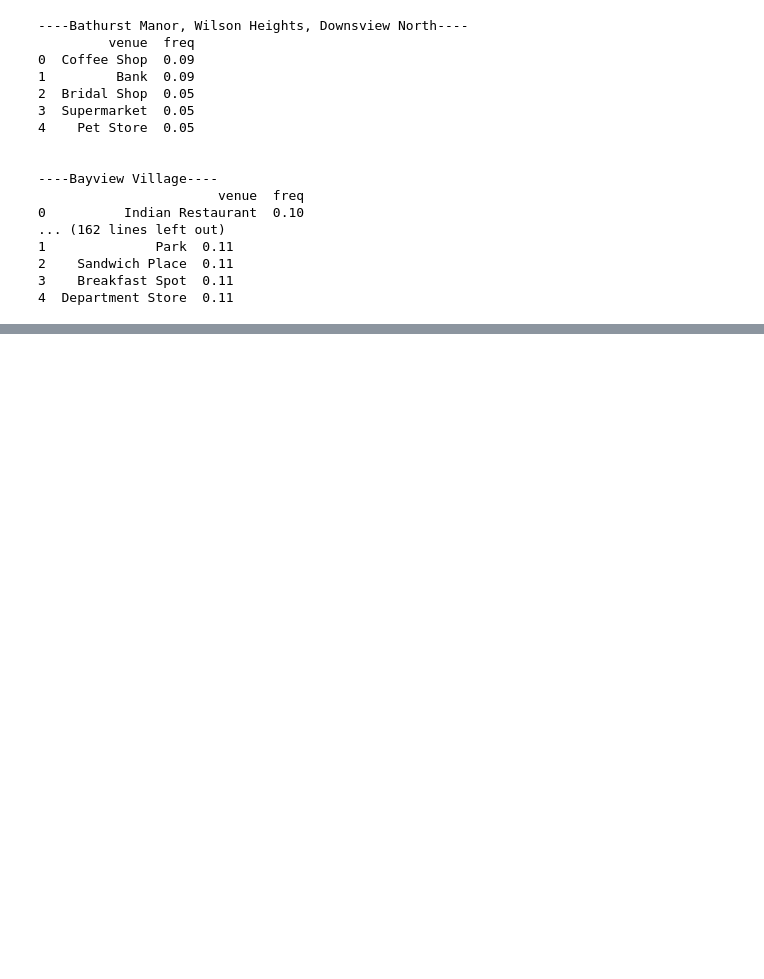
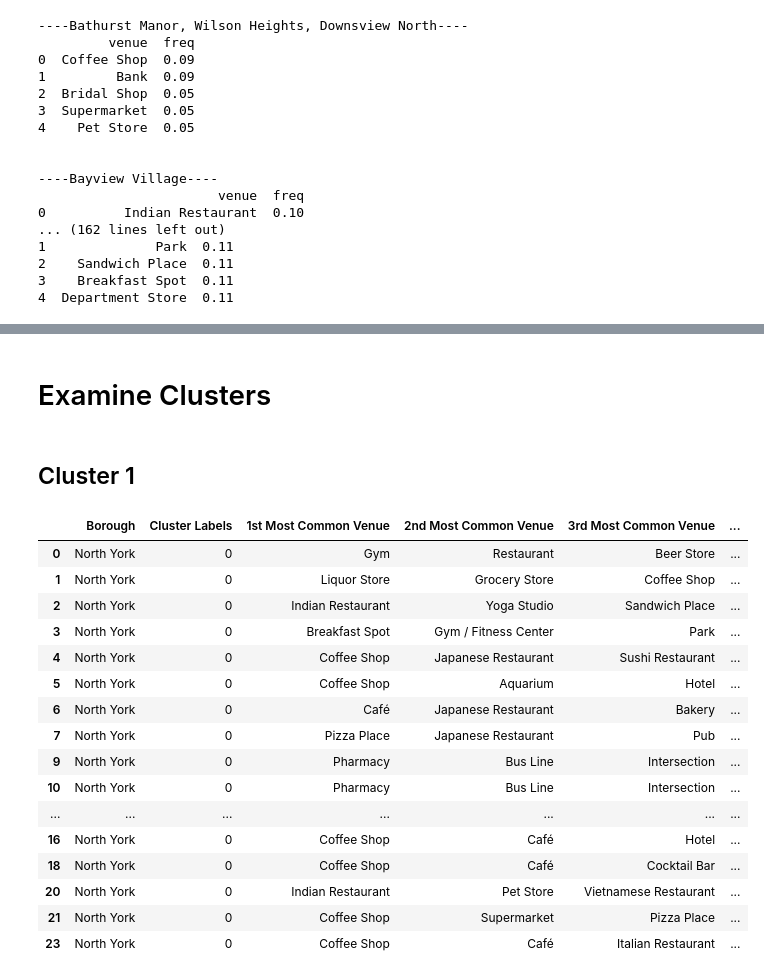
Before and after one commit to nikkapallado/Coursera_Capstone, a Jupyter notebook: P1 Peer-graded Assignment: Segmenting and Clusteri.ipynb, the cells around one changed output, grey strips where cells are left out. Cells and saved outputs as stored; diff of their text form; code cells hidden in the pictures; blank space fills up the shorter version.

Commit message:
Published from Watson Studio.

```diff
--- a/P1 Peer-graded Assignment: Segmenting and Clusteri.ipynb
+++ b/P1 Peer-graded Assignment: Segmenting and Clusteri.ipynb
@@ -483,0 +486,6 @@ for hood in northyork_grouped['Neighborhood']:
+# %%
+def return_most_common_venues(row, num_top_venues):
+    row_categories = row.iloc[1:]
+    row_categories_sorted = row_categories.sort_values(ascending=False)
+
+    return row_categories_sorted.index.values[0:num_top_venues]
@@ -483,0 +526,13 @@ for hood in northyork_grouped['Neighborhood']:
+# %%
+from sklearn.cluster import KMeans
+
+# set number of clusters
+kclusters = 5
+
+northyork_grouped_clustering = northyork_grouped.drop('Neighborhood', 1)
+
+# run k-means clustering
+kmeans = KMeans(n_clusters=kclusters, random_state=0).fit(northyork_grouped_clustering)
+
+# check cluster labels generated for each row in the dataframe
+kmeans.labels_[0:10]
@@ -483,0 +543,10 @@ for hood in northyork_grouped['Neighborhood']:
+# %%
+# add clustering labels
+neighborhoods_venues_sorted.insert(0, 'Cluster Labels', kmeans.labels_)
+
+northyork_merged = northyork_data
+
+# merge manhattan_grouped with manhattan_data to add latitude/longitude for each neighborhood
+northyork_merged = northyork_merged.join(neighborhoods_venues_sorted.set_index('Neighborhood'), on='Neighborhood')
+
+northyork_merged.head() # check the last columns!
@@ -483,0 +591,24 @@ for hood in northyork_grouped['Neighborhood']:
+# %% [markdown]
+# Examine Clusters
+# %% [markdown]
+## Cluster 1
+# %%
+northyork_merged.loc[northyork_merged['Cluster Labels'] == 0, northyork_merged.columns[[1] + list(range(5, northyork_merged.shape[1]))]]
+# %% [output]
+|  | Borough | Cluster Labels | 1st Most Common Venue | 2nd Most Common Venue | 3rd Most Common Venue | ... |
+| 0 | North York | 0 | Gym | Restaurant | Beer Store | ... |
+| 1 | North York | 0 | Liquor Store | Grocery Store | Coffee Shop | ... |
+| 2 | North York | 0 | Indian Restaurant | Yoga Studio | Sandwich Place | ... |
+| 3 | North York | 0 | Breakfast Spot | Gym / Fitness Center | Park | ... |
+| 4 | North York | 0 | Coffee Shop | Japanese Restaurant | Sushi Restaurant | ... |
+| 5 | North York | 0 | Coffee Shop | Aquarium | Hotel | ... |
+| 6 | North York | 0 | Café | Japanese Restaurant | Bakery | ... |
+| 7 | North York | 0 | Pizza Place | Japanese Restaurant | Pub | ... |
+| 9 | North York | 0 | Pharmacy | Bus Line | Intersection | ... |
+| 10 | North York | 0 | Pharmacy | Bus Line | Intersection | ... |
+| ... | ... | ... | ... | ... | ... | ... |
+| 16 | North York | 0 | Coffee Shop | Café | Hotel | ... |
+| 18 | North York | 0 | Coffee Shop | Café | Cocktail Bar | ... |
+| 20 | North York | 0 | Indian Restaurant | Pet Store | Vietnamese Restaurant | ... |
+| 21 | North York | 0 | Coffee Shop | Supermarket | Pizza Place | ... |
+| 23 | North York | 0 | Coffee Shop | Café | Italian Restaurant | ... |
```
Also changed, not shown: parts of 19 cells of this notebook.
